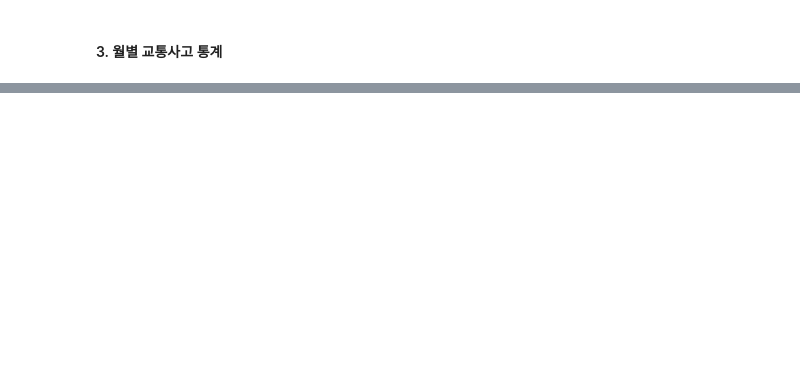
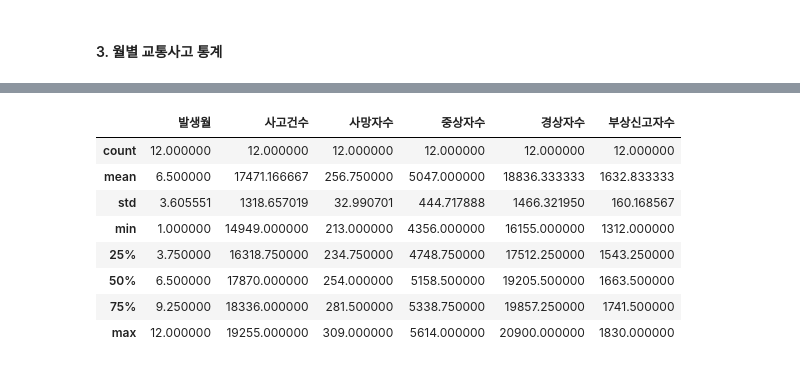
Before and after one commit to nuyhc/Mini_Project, a Jupyter notebook: 3. Traffic Accident Data Analysis/traffic_accident_data_analysis.ipynb, the cells around one changed output, grey strips where cells are left out. Drawn from its saved outputs; the diff is of its cells as text; code cells hidden in the pictures; blank space fills up the shorter version.

```diff
--- a/3. Traffic Accident Data Analysis/traffic_accident_data_analysis.ipynb
+++ b/3. Traffic Accident Data Analysis/traffic_accident_data_analysis.ipynb
@@ -31,2 +119,4 @@ import numpy as np
 # %% [markdown]
 #### 3. 월별 교통사고 통계
+# %%
+df_monthly = pd.read_csv("data/도로교통공단_월별 교통사고 통계_20201231.csv", encoding="cp949")
@@ -33 +153,13 @@ import numpy as np
+# %%
+df_monthly.describe()
+# %% [output]
+|  | 발생월 | 사고건수 | 사망자수 | 중상자수 | 경상자수 | 부상신고자수 |
+| count | 12.000000 | 12.000000 | 12.000000 | 12.000000 | 12.000000 | 12.000000 |
+| mean | 6.500000 | 17471.166667 | 256.750000 | 5047.000000 | 18836.333333 | 1632.833333 |
+| std | 3.605551 | 1318.657019 | 32.990701 | 444.717888 | 1466.321950 | 160.168567 |
+| min | 1.000000 | 14949.000000 | 213.000000 | 4356.000000 | 16155.000000 | 1312.000000 |
+| 25% | 3.750000 | 16318.750000 | 234.750000 | 4748.750000 | 17512.250000 | 1543.250000 |
+| 50% | 6.500000 | 17870.000000 | 254.000000 | 5158.500000 | 19205.500000 | 1663.500000 |
+| 75% | 9.250000 | 18336.000000 | 281.500000 | 5338.750000 | 19857.250000 | 1741.500000 |
+| max | 12.000000 | 19255.000000 | 309.000000 | 5614.000000 | 20900.000000 | 1830.000000 |
 # %% [markdown]
```
Also changed, not shown: parts of 19 cells of this notebook.
